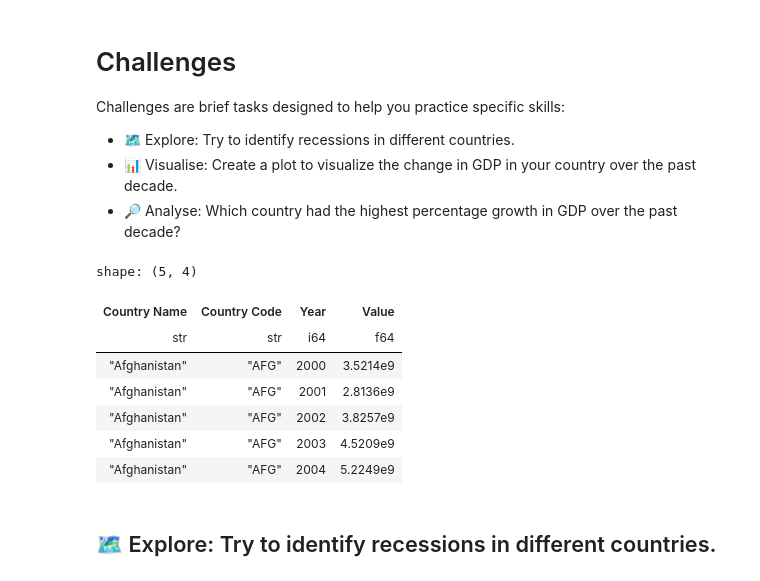
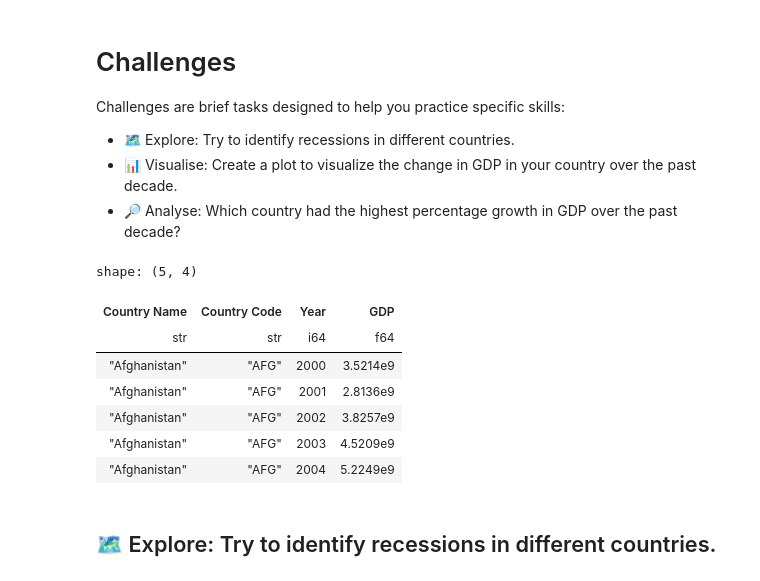
Before and after one commit to joanne-ev/personal-projects, a Jupyter notebook: gdp-analysis/gdp-challenges-python.ipynb, the cells around one changed output. Drawn from its saved outputs; the diff is of its cells as text; code cells hidden in the pictures.

```diff
--- a/gdp-analysis/gdp-challenges-python.ipynb
+++ b/gdp-analysis/gdp-challenges-python.ipynb
@@ -14,9 +14,9 @@ import random
 # %%
-gdp = pl.read_csv("gdp.csv")
+gdp = pl.read_csv("gdp.csv").rename({"Value": "GDP"})
 gdp.head()
 # %% [output]
 shape: (5, 4)
-| Country Name | Country Code | Year | Value |
+| Country Name | Country Code | Year | GDP |
 | str | str | i64 | f64 |
 | "Afghanistan" | "AFG" | 2000 | 3.5214e9 |
 | "Afghanistan" | "AFG" | 2001 | 2.8136e9 |
```
Also changed, not shown: parts of 8 cells of this notebook.
